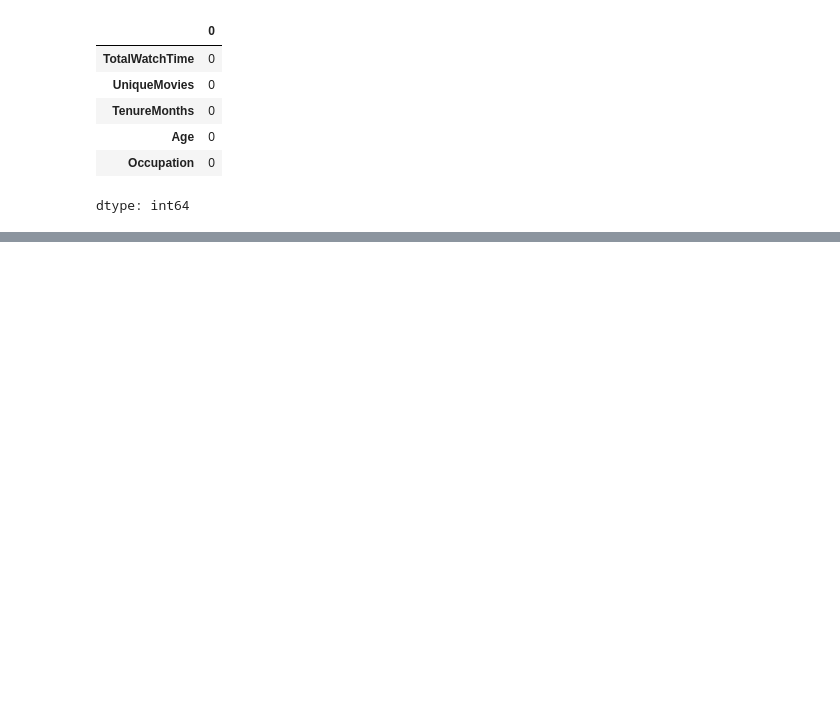
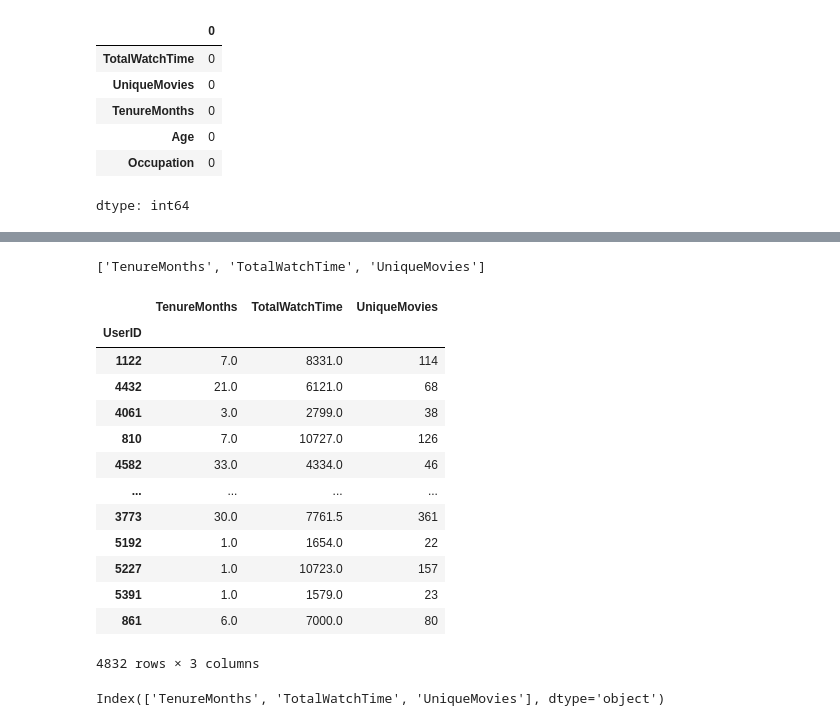
Before and after one commit to stevechengnyc/meta_learners, a Jupyter notebook: MovieLens_EconML_Uplift_Modeling_Final.ipynb, the cells around one changed output, grey strips where cells are left out. Cells and saved outputs as stored; diff of their text form; code cells hidden in the pictures; blank space fills up the shorter version.

```diff
--- a/MovieLens_EconML_Uplift_Modeling_Final.ipynb
+++ b/MovieLens_EconML_Uplift_Modeling_Final.ipynb
@@ -634,7 +634,7 @@ df_tmp.groupby('Category').first()
 | C | 50 | quux |
 # %%
 # Feature creation
-user_features = df.groupby('UserID').agg({
+user_features = df_user.groupby('UserID').agg({
     'WatchTime': 'sum',
     'MovieID': 'nunique',
     'TenureMonths': 'max',
@@ -751,0 +767,25 @@ X_train, X_test, T_train, T_test, Y_train, Y_test = train_test_split(X, T, Y, te
+# %%
+X_train.columns.to_list()
+# %% [output]
+['TenureMonths', 'TotalWatchTime', 'UniqueMovies']
+# %%
+X_train.select_dtypes(include=['number'])
+# %% [output]
+|  | TenureMonths | TotalWatchTime | UniqueMovies |
+| UserID |  |  |  |
+| 1122 | 7.0 | 8331.0 | 114 |
+| 4432 | 21.0 | 6121.0 | 68 |
+| 4061 | 3.0 | 2799.0 | 38 |
+| 810 | 7.0 | 10727.0 | 126 |
+| 4582 | 33.0 | 4334.0 | 46 |
+| ... | ... | ... | ... |
+| 3773 | 30.0 | 7761.5 | 361 |
+| 5192 | 1.0 | 1654.0 | 22 |
+| 5227 | 1.0 | 10723.0 | 157 |
+| 5391 | 1.0 | 1579.0 | 23 |
+| 861 | 6.0 | 7000.0 | 80 |
+4832 rows × 3 columns
+# %%
+X_train.select_dtypes(include=['number']).columns
+# %% [output]
+Index(['TenureMonths', 'TotalWatchTime', 'UniqueMovies'], dtype='object')
```
Also changed, not shown: parts of 20 cells of this notebook.
